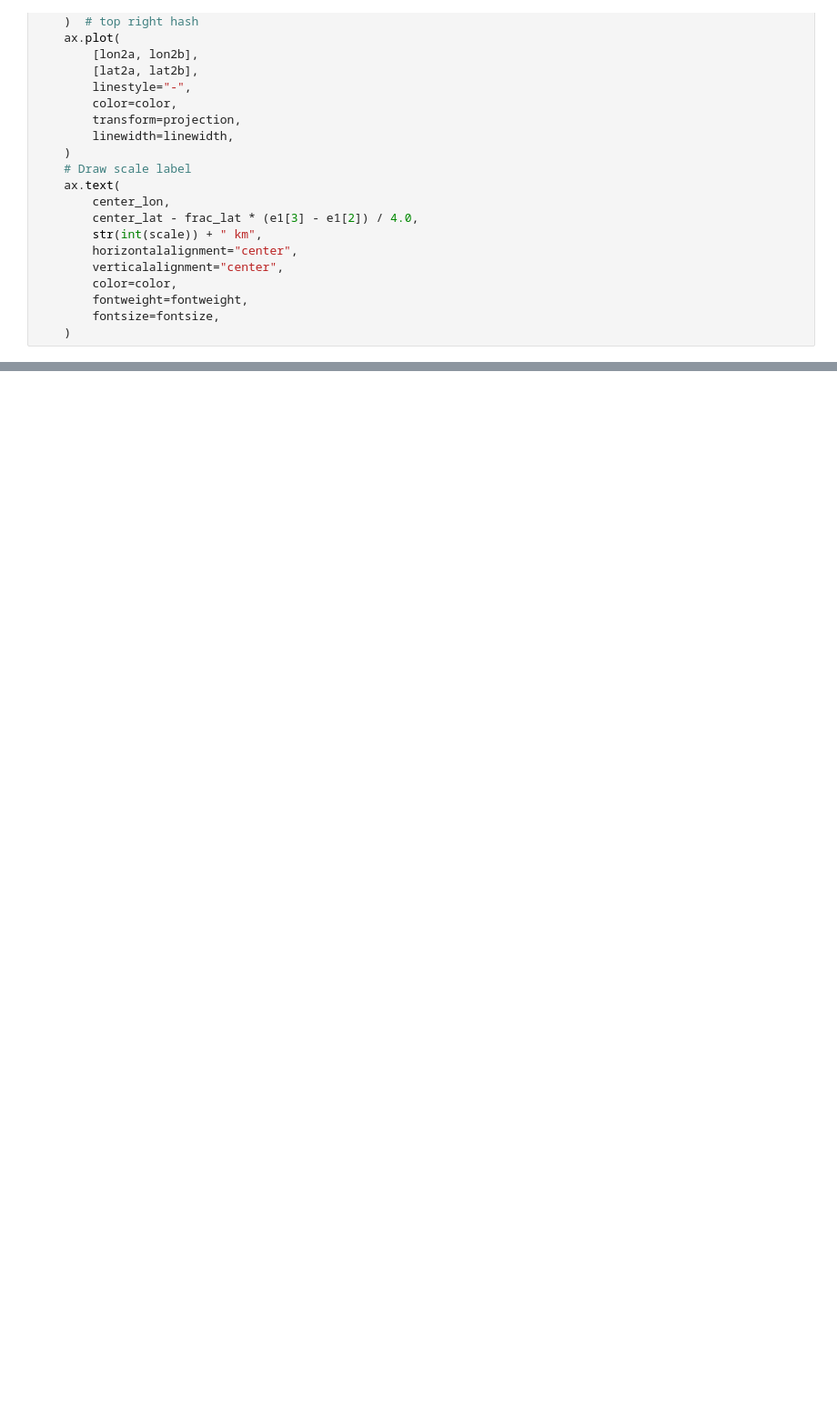
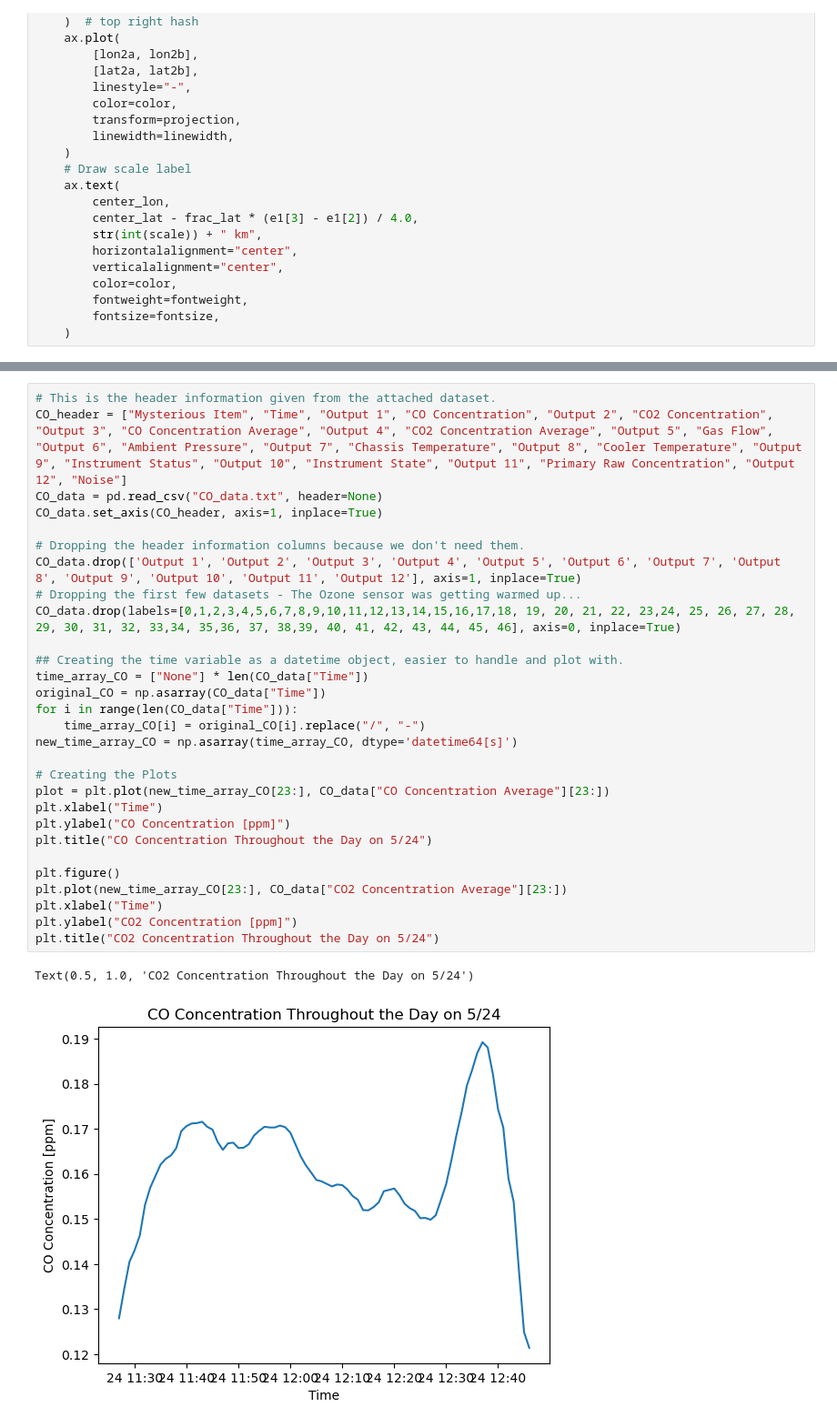
Before and after one commit to EVS-ATMOS/air-quality-sensors, a Jupyter notebook: toybox.ipynb, the cells around one changed output, grey strips where cells are left out. Shown at 91% size. Cells and saved outputs as stored; diff of their text form; blank space fills up the shorter version.

```diff
--- a/toybox.ipynb
+++ b/toybox.ipynb
@@ -335,0 +408,32 @@ data
+# %%
+# This is the header information given from the attached dataset.
+CO_header = ["Mysterious Item", "Time", "Output 1", "CO Concentration", "Output 2", "CO2 Concentration", "Output 3", "CO Concentration Average", "Output 4", "CO2 Concentration Average", "Output 5", "Gas Flow", "Output 6", "Ambient Pressure", "Output 7", "Chassis Temperature", "Output 8", "Cooler Temperature", "Output 9", "Instrument Status", "Output 10", "Instrument State", "Output 11", "Primary Raw Concentration", "Output 12", "Noise"]
+CO_data = pd.read_csv("CO_data.txt", header=None)
+CO_data.set_axis(CO_header, axis=1, inplace=True)
+
+# Dropping the header information columns because we don't need them.
+CO_data.drop(['Output 1', 'Output 2', 'Output 3', 'Output 4', 'Output 5', 'Output 6', 'Output 7', 'Output 8', 'Output 9', 'Output 10', 'Output 11', 'Output 12'], axis=1, inplace=True)
+# Dropping the first few datasets - The Ozone sensor was getting warmed up...
+CO_data.drop(labels=[0,1,2,3,4,5,6,7,8,9,10,11,12,13,14,15,16,17,18, 19, 20, 21, 22, 23,24, 25, 26, 27, 28, 29, 30, 31, 32, 33,34, 35,36, 37, 38,39, 40, 41, 42, 43, 44, 45, 46], axis=0, inplace=True)
+
+## Creating the time variable as a datetime object, easier to handle and plot with.
+time_array_CO = ["None"] * len(CO_data["Time"])
+original_CO = np.asarray(CO_data["Time"])
+for i in range(len(CO_data["Time"])):
+    time_array_CO[i] = original_CO[i].replace("/", "-")
+new_time_array_CO = np.asarray(time_array_CO, dtype='datetime64[s]')
+
+# Creating the Plots
+plot = plt.plot(new_time_array_CO[23:], CO_data["CO Concentration Average"][23:])
+plt.xlabel("Time")
+plt.ylabel("CO Concentration [ppm]")
+plt.title("CO Concentration Throughout the Day on 5/24")
+
+plt.figure()
+plt.plot(new_time_array_CO[23:], CO_data["CO2 Concentration Average"][23:])
+plt.xlabel("Time")
+plt.ylabel("CO2 Concentration [ppm]")
+plt.title("CO2 Concentration Throughout the Day on 5/24")
+# %% [output]
+Text(0.5, 1.0, 'CO2 Concentration Throughout the Day on 5/24')
+[figure, added]
```
Also changed, not shown: parts of 11 cells of this notebook.
